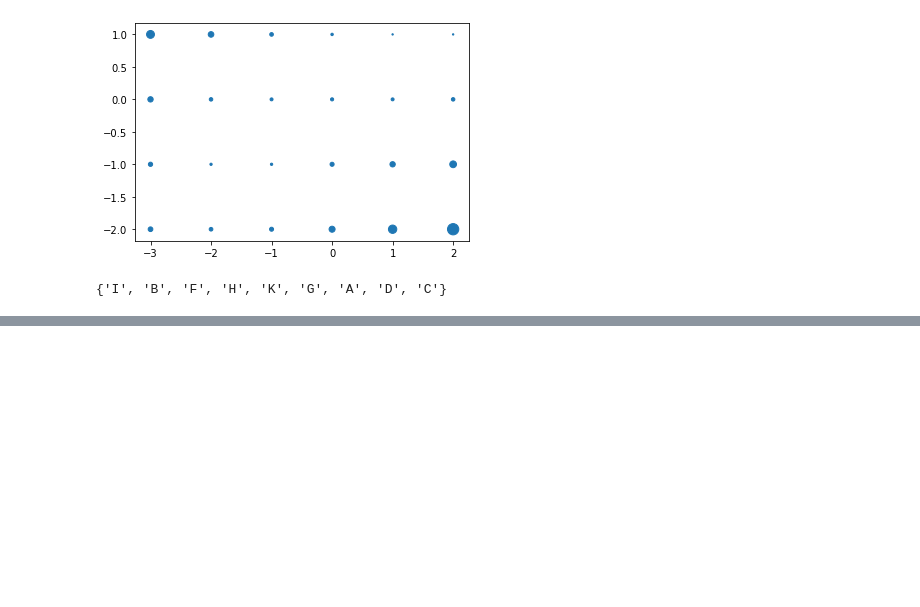
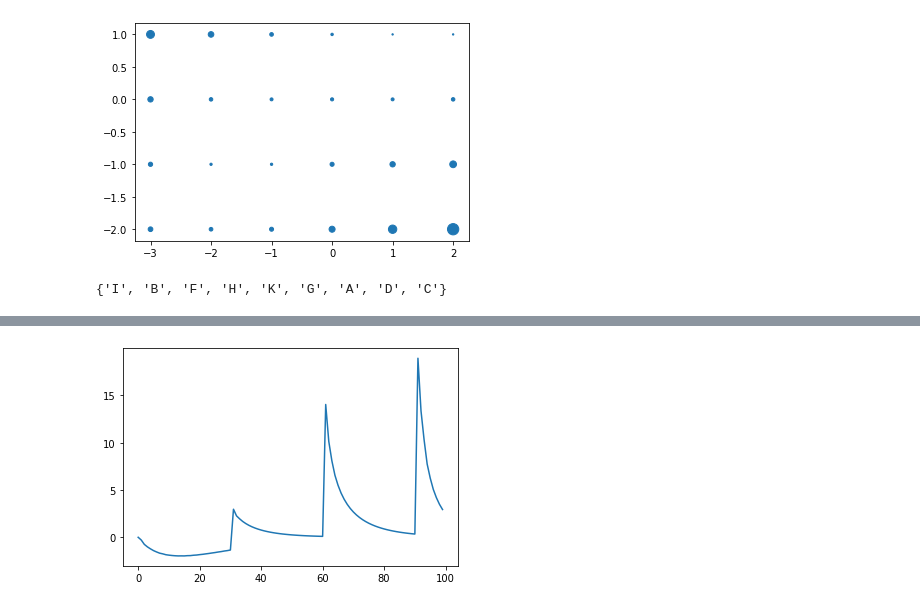
Before and after one commit to Unilmalas/TextAI, a Jupyter notebook: snippets32.ipynb, the cells around one changed output, grey strips where cells are left out. Cells and saved outputs as stored; diff of their text form; code cells hidden in the pictures; blank space fills up the shorter version.

```diff
--- a/snippets32.ipynb
+++ b/snippets32.ipynb
@@ -909,0 +1109,94 @@ if __name__ == '__main__':
+# %%
+# simple NN iteration test: split weights
+import numpy as np
+import matplotlib.pyplot as plt
+import random
+
+def softmax(x):
+    """softmax applied to set of values x"""
+    exp_x = np.exp(x - np.max(x))
+    return exp_x / exp_x.sum(axis=0)
+
+modeldim = 4
+nshown = 4
+# N is batch size; D_in is input dimension;
+# H is hidden dimension; D_out is output dimension.
+N, D_in, H, D_out = nshown+1, modeldim, 4, modeldim
+
+inpt = np.ones(D_in) # input
+y = np.zeros(D_out) # truth
+y[0] = 1
+
+# Randomly initialize weights
+w1 = np.random.randn(D_in, H)*0.01
+w2 = np.random.randn(H, D_out)*0.01
+
+b1 = np.zeros(H) # bias
+b2 = np.zeros(D_out)
+
+mw1 = np.zeros_like(w1)
+mw2 = np.zeros_like(w2)
+mb1 = np.zeros_like(b1)
+mb2 = np.zeros_like(b2)
+
+# graph weights
+yw1 = []
+yw2 = []
+
+learning_rate = 1e-2
+
+for t in range(100):
+    # Forward pass: compute predicted y
+    h = np.dot(inpt, w1) + b1
+    h_relu = np.maximum(h, 0)
+    #h_relu = softmax(h)
+    #y_pred = np.dot(h_relu, w2) + b2 # output
+    y_pred = np.dot(w2.T, h_relu) + b2 # output
+
+    # Compute and print loss
+    loss = np.square(y_pred - y).sum()
+    if t % 100 == 0:
+        print(t, loss)
+
+    # Backprop to compute gradients of w1 and w2 with respect to loss
+    grad_y_pred = (y_pred - y)
+    #print(h_relu, ' : ', grad_y_pred.T, ' : ', h_relu)
+    grad_w2 = np.dot(h_relu, np.ones_like(w2)) * grad_y_pred # dw2 = (.) ReLu(h)
+    grad_b2 = grad_y_pred
+    grad_h_relu = np.dot(grad_y_pred, w2.T) # dw1 = (.) w2 ReLu'(h) x
+    grad_h = grad_h_relu.copy()
+    grad_h[h < 0] = 0 # ReLU'
+    grad_w1 = np.dot(inpt.T, np.ones_like(w1)) * grad_h
+    grad_b1 = np.dot(w2, grad_y_pred.T)
+
+    # Update weights
+    #w1 -= learning_rate * grad_w1
+    #w2 -= learning_rate * grad_w2
+    #b1 -= learning_rate * grad_b1.T[0]
+    #b2 -= learning_rate * grad_b2[0]
+    for param, dparam, mem in zip([w1, w2, b1, b2], [grad_w1, grad_w2, grad_b1.T[0], grad_b2[0]], [mw1, mw2, mb1, mb2]):
+        mem += dparam * dparam
+        param += -learning_rate * dparam / np.sqrt(mem + 1e-8) # adagrad update
+
+    yw1.append(np.sum(grad_w1))
+    yw2.append(np.sum(grad_w2))
+
+    if t % 30 == 0:
+        # double layer weights
+        w1 = np.repeat(w1, 2, axis=1)
+        b1 = np.repeat(b1, 2, axis=0)
+        w2 = np.repeat(w2, 2, axis=0)
+        mw1 = np.repeat(mw1, 2, axis=1)
+        mb1 = np.repeat(mb1, 2, axis=0)
+        mw2 = np.repeat(mw2, 2, axis=0)
+
+print(y_pred)
+
+x = range(len(yw1))
+print('w1')
+plt.plot(x, yw1)
+plt.show()
+print('w2')
+plt.plot(x, yw2)
+plt.show()
+# %% [output]
@@ -909,0 +1206 @@ if __name__ == '__main__':
+[figure, added]
```
Also changed, not shown: parts of 8 cells of this notebook.
